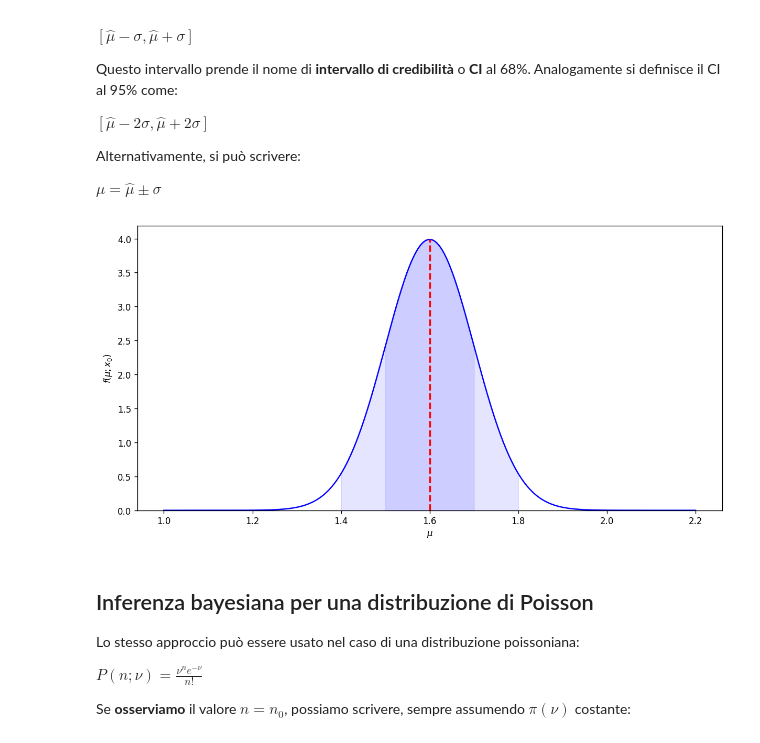
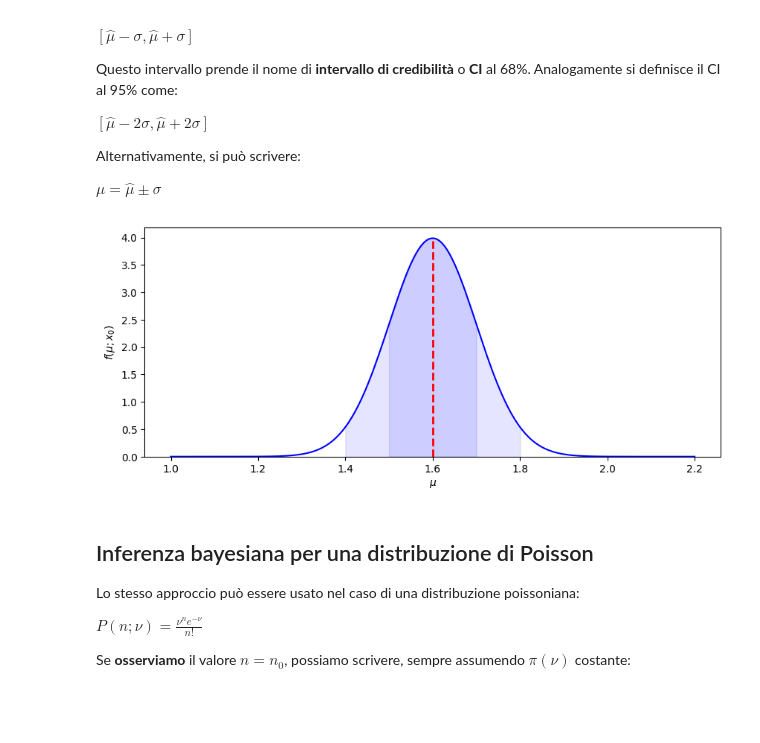
Before and after one commit to lucalista/analisi-dati-2024, a Jupyter notebook: 11.01.00__Inferenza_bayesiana.ipynb, the cells around one changed output. Cells and saved outputs as stored; diff of their text form; code cells hidden in the pictures; blank space fills up the shorter version.

```diff
--- a/11.01.00__Inferenza_bayesiana.ipynb
+++ b/11.01.00__Inferenza_bayesiana.ipynb
@@ -159,24 +159,24 @@ Alternativamente, si può scrivere:
 
 $\mu = \hat{\mu} \pm \sigma$
 # %%
-plt.figure(figsize=(12,6), dpi=120)
+plt.figure(figsize=(10,4))
 sigma=0.1
 x0 = 1.6
 x = np.linspace(1,2.2,200)
 plt.plot(x, norm.pdf(x, loc=x0, scale=sigma), color='b')
 x_1s = np.linspace(x0-sigma, x0+sigma, 200)
 y_1s = norm.pdf(x_1s, loc=x0, scale=sigma)
 plt.fill_between(x_1s, y_1s, alpha=0.1, color='blue')
 x_2s = np.linspace(x0-2*sigma, x0+2*sigma, 200)
 y_2s = norm.pdf(x_2s, loc=x0, scale=sigma)
 plt.fill_between(x_2s, y_2s, alpha=0.1, color='blue')
 plt.plot([x0, x0], [0,norm.pdf(x0, loc=x0, scale=sigma)], color='red', linewidth=2, linestyle='--')
 plt.ylim(bottom=0)
 plt.xlabel(r'$\mu$')
 plt.ylabel(r'$f(\mu;x_0)$')
 plt.show()
 # %% [output]
-[figure, old version]
+[figure, new version]
 # %% [markdown]
 ## Inferenza bayesiana per una distribuzione di Poisson
 
```
Also changed, not shown: parts of 20 cells of this notebook.
